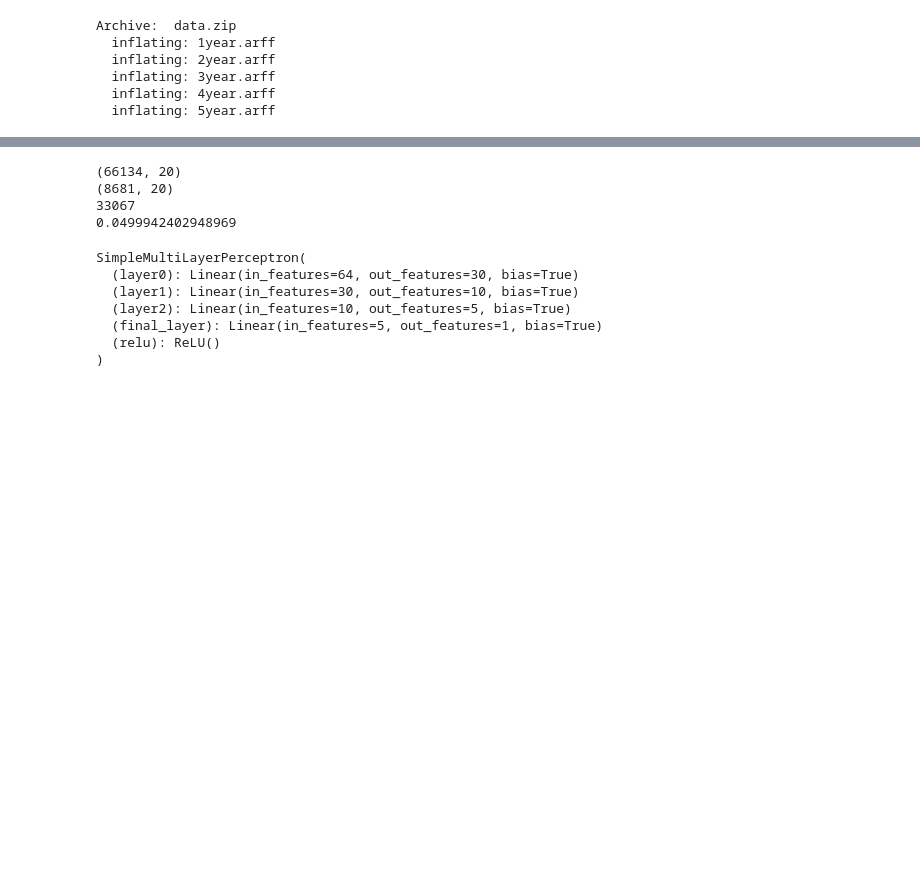
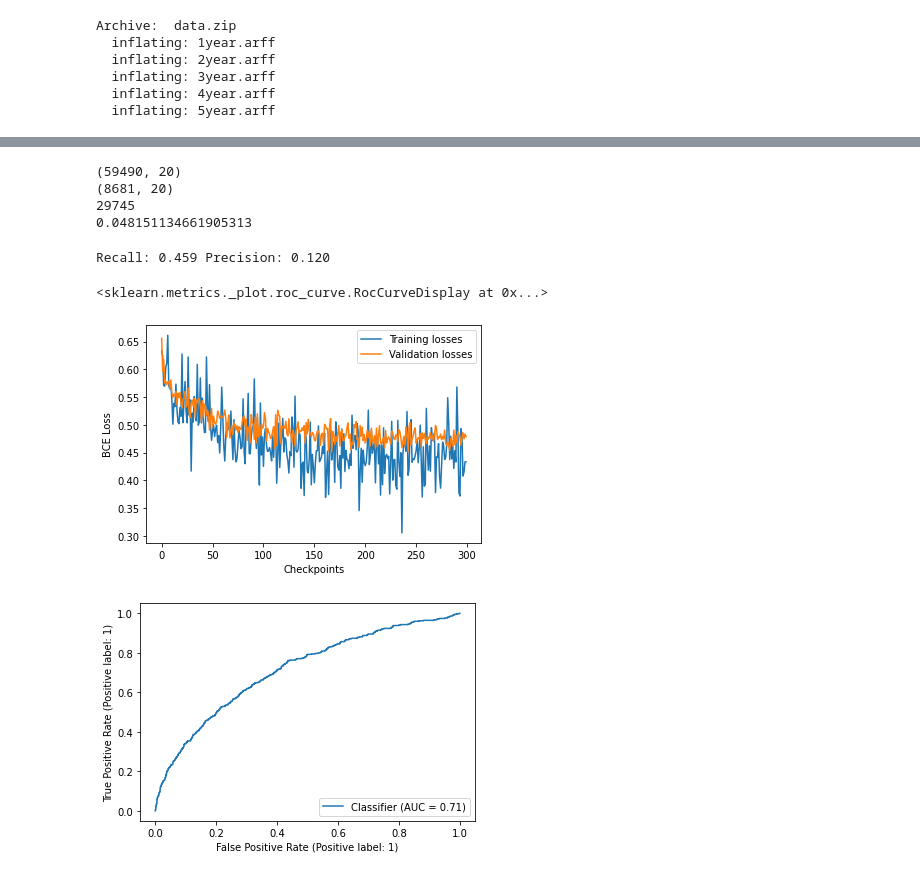
Before and after one commit to uliang/polish-bankruptcy-prediction, a Jupyter notebook: Bankruptcy Model.ipynb, the cells around one changed output, grey strips where cells are left out. Cells and saved outputs as stored; diff of their text form; code cells hidden in the pictures; blank space fills up the shorter version.

```diff
--- a/Bankruptcy Model.ipynb
+++ b/Bankruptcy Model.ipynb
@@ -80,7 +79,7 @@ df
 from sklearn.model_selection import train_test_split
 
 X_train, X_test, y_train, y_test = train_test_split(df.loc[:, 'Attr1': 'Attr64'],
-                                                    df['class'], test_size=.2, random_state=42,
+                                                    df['class'].values, test_size=.2, random_state=42,
                                                     stratify=df['class'])
 
 X_train, X_valid, y_train, y_valid = train_test_split(X_train, y_train, test_size=.1,
@@ -100,7 +99,7 @@ scale = StandardScaler()
 fs = SelectKBest(f_classif, k=20)
 data_processing = make_pipeline(imputer, fs, scale)
 
-X_train_res = data_processing.fit_transform(X_train)
+X_train_res = data_processing.fit_transform(X_train, y_train)
 X_train_res, y_train_res = svm_smote.fit_resample(X_train_res, y_train)
 
 X_test = data_processing.transform(X_test)
@@ -111,10 +110,10 @@ print(X_test.shape)
 print(np.sum(y_train_res))
 print(np.sum(y_test)/len(y_test))
 # %% [output]
-(66134, 20)
+(59490, 20)
 (8681, 20)
-33067
-0.0499942402948969
+29745
+0.048151134661905313
 # %%
 from torch.utils.data import Dataset, DataLoader
 import torch
@@ -144,7 +143,7 @@ class SimpleMultiLayerPerceptron(nn.Module):
         super().__init__()
         self.relu_stack = nn.Sequential(
             nn.Linear(n_inputs, n_hidden_layer1, dtype=torch.float),
-            nn.ReLU(),
+            nn.ELU(),
             nn.Linear(n_hidden_layer1, n_out, dtype=torch.float)
         )
 
@@ -153,25 +152,27 @@ class SimpleMultiLayerPerceptron(nn.Module):
         return x
 # %%
 from torch.nn import BCEWithLogitsLoss
-from torch.optim import Adam
-from torch.optim.lr_scheduler import ReduceLROnPlateau
+import torch.optim
+from torch.optim.lr_scheduler import ReduceLROnPlateau, ExponentialLR
 from tqdm import tqdm
 import matplotlib.pyplot as plt
+from sklearn.metrics import roc_curve, RocCurveDisplay
 
 
-net = SimpleMultiLayerPerceptron(20, 30, 1)
+net = SimpleMultiLayerPerceptron(20, 40, 1)
 net.to(device)
 
 loss_fn = BCEWithLogitsLoss()
-optimizer = Adam(net.parameters(), lr=0.05, weight_decay=0.01 )
-scheduler = ReduceLROnPlateau(optimizer, mode='min', patience=2)
+optimizer = torch.optim.SGD(net.parameters(), lr=0.01, momentum=0.9)
+scheduler = ReduceLROnPlateau(optimizer, mode='min', patience=3, factor=0.9)
+# scheduler = ExponentialLR(optimizer, gamma=0.9)
 
-BATCH_SIZE = 32
-MAX_EPOCHS = 2
-CHKPT = 200
-WIDTH = len(X_train) // BATCH_SIZE + 1
+BATCH_SIZE = 256
+MAX_EPOCHS = 100
+CHKPT = 100
+WIDTH = (len(X_train_res) // BATCH_SIZE) + 1
 
-train_dataloader = DataLoader(DS(X_train_res, y_train), batch_size=BATCH_SIZE,
+train_dataloader = DataLoader(DS(X_train_res, y_train_res), batch_size=BATCH_SIZE,
                               shuffle=True)
 
 
@@ -188,45 +189,58 @@ with tqdm(total=MAX_EPOCHS*WIDTH) as t:
 
           t.update(1)
 
           if (it+1) % CHKPT == 0 or it==WIDTH-1:
               loss = loss.item()
               training_losses.append(loss)
               with torch.no_grad():
-                valid_loss = 0
+                valid_loss,n = 0,0
                 for valid_batch, valid_labels in valid_dataloader:
                   valid_output = net(valid_batch)
-                  valid_loss += loss_fn(valid_output, valid_labels)
+                  valid_loss_ = loss_fn(valid_output, valid_labels)
+                  valid_loss += valid_loss_.item()
+                  n += 1
+              valid_loss /= n
               validation_losses.append(valid_loss)
 
       scheduler.step(valid_loss)
-
-plt.plot(training_losses, label='Training losses')
-plt.plot(validation_losses, label='Validation losses')
-plt.xlabel('Checkpoints')
-plt.ylabel('BCE Loss')
-plt.legend()
+      # scheduler.step()
 
 recall, precis = 0, 0
 no_pos_sample, no_pos_pred = 0,0
 with torch.no_grad():
     for batch, labels in test_dataloader:
         pred = net(batch)
         pred = torch.sigmoid(pred)
         pred = (pred >= 0.5).type(torch.float)
 
         recall += (pred[labels==1] == labels[labels==1]).type(torch.float).sum().item()
         precis += (pred[pred==1] == labels[pred==1]).type(torch.float).sum().item()
         no_pos_pred += (pred==1).type(torch.float).sum().item()
         no_pos_sample += (labels==1).type(torch.float).sum().item()
 
 recall /= no_pos_sample
 precis /= no_pos_pred
 print(f"Recall: {recall: >0.3f} Precision: {precis: >0.3f}")
+
+plt.plot(training_losses, label='Training losses')
+plt.plot(validation_losses, label='Validation losses')
+plt.xlabel('Checkpoints')
+plt.ylabel('BCE Loss')
+plt.legend()
+
+
+with torch.no_grad():
+  score = net(torch.tensor(X_test).type(torch.float).reshape(-1,1,20).to(device))
+
+score = torch.sigmoid(score)
+if device.type == 'cuda':
+  score = score.cpu()
+  score = score.detach()
+score = score.numpy().reshape(-1, 1)
+
+RocCurveDisplay.from_predictions(y_test, score)
 # %% [output]
-SimpleMultiLayerPerceptron(
-  (layer0): Linear(in_features=64, out_features=30, bias=True)
-  (layer1): Linear(in_features=30, out_features=10, bias=True)
-  (layer2): Linear(in_features=10, out_features=5, bias=True)
-  (final_layer): Linear(in_features=5, out_features=1, bias=True)
-  (relu): ReLU()
-)
+Recall: 0.459 Precision: 0.120
+<sklearn.metrics._plot.roc_curve.RocCurveDisplay at 0x...>
+[figure, added]
+[figure, added]
```
Also changed, not shown: parts of 4 cells of this notebook.
